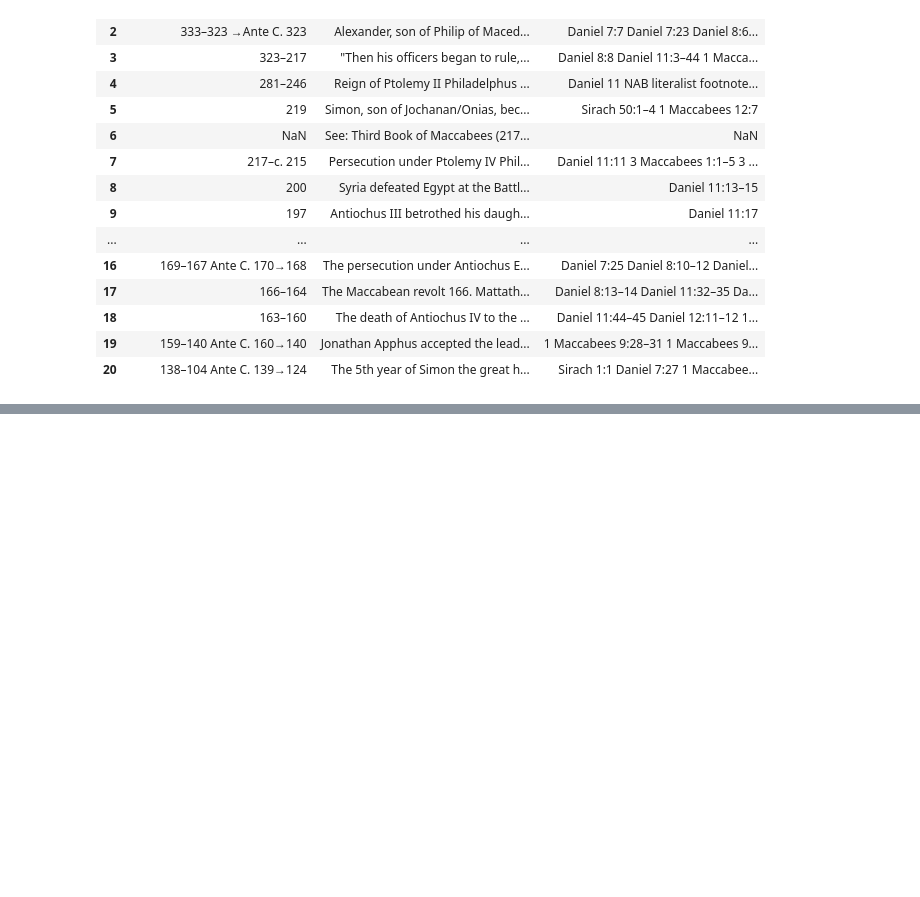
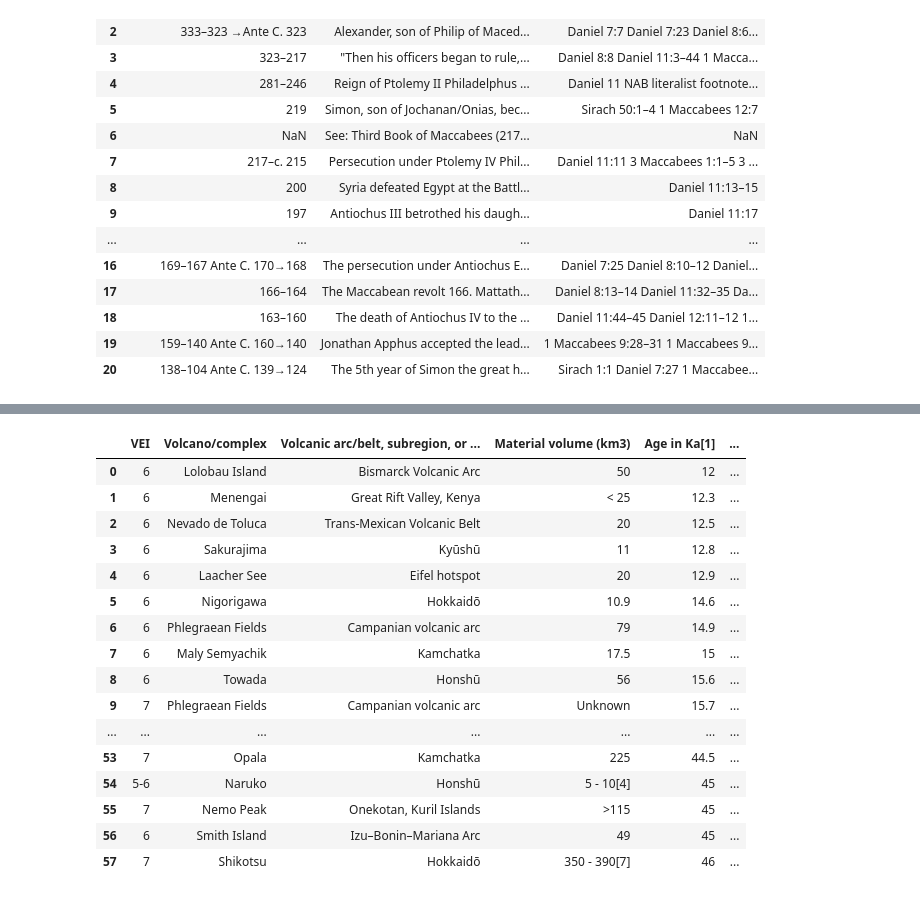
Before and after one commit to domschl/EbookTools, a Jupyter notebook: wiki_exporter.ipynb, the cells around one changed output, grey strips where cells are left out. Cells and saved outputs as stored; diff of their text form; code cells hidden in the pictures; blank space fills up the shorter version.

```diff
--- a/wiki_exporter.ipynb
+++ b/wiki_exporter.ipynb
@@ -83,0 +220,3 @@ for table_id, title in table_titles.items():
+# %%
+url = "https://en.wikipedia.org/wiki/List_of_large_volcanic_eruptions"
+tables = pd.read_html(url)
@@ -83,0 +281,20 @@ for table_id, title in table_titles.items():
+# %%
+tables[1]
+# %% [output]
+|  | VEI | Volcano/complex | Volcanic arc/belt, subregion, or ... | Material volume (km3) | Age in Ka[1] | ... |
+| 0 | 6 | Lolobau Island | Bismarck Volcanic Arc | 50 | 12 | ... |
+| 1 | 6 | Menengai | Great Rift Valley, Kenya | < 25 | 12.3 | ... |
+| 2 | 6 | Nevado de Toluca | Trans-Mexican Volcanic Belt | 20 | 12.5 | ... |
+| 3 | 6 | Sakurajima | Kyūshū | 11 | 12.8 | ... |
+| 4 | 6 | Laacher See | Eifel hotspot | 20 | 12.9 | ... |
+| 5 | 6 | Nigorigawa | Hokkaidō | 10.9 | 14.6 | ... |
+| 6 | 6 | Phlegraean Fields | Campanian volcanic arc | 79 | 14.9 | ... |
+| 7 | 6 | Maly Semyachik | Kamchatka | 17.5 | 15 | ... |
+| 8 | 6 | Towada | Honshū | 56 | 15.6 | ... |
+| 9 | 7 | Phlegraean Fields | Campanian volcanic arc | Un­known | 15.7 | ... |
+| ... | ... | ... | ... | ... | ... | ... |
+| 53 | 7 | Opala | Kamchatka | 225 | 44.5 | ... |
+| 54 | 5-6 | Naruko | Honshū | 5 - 10[4] | 45 | ... |
+| 55 | 7 | Nemo Peak | Onekotan, Kuril Islands | >115 | 45 | ... |
+| 56 | 6 | Smith Island | Izu–Bonin–Mariana Arc | 49 | 45 | ... |
+| 57 | 7 | Shikotsu | Hokkaidō | 350 - 390[7] | 46 | ... |
```
Also changed, not shown: parts of 13 cells of this notebook.
